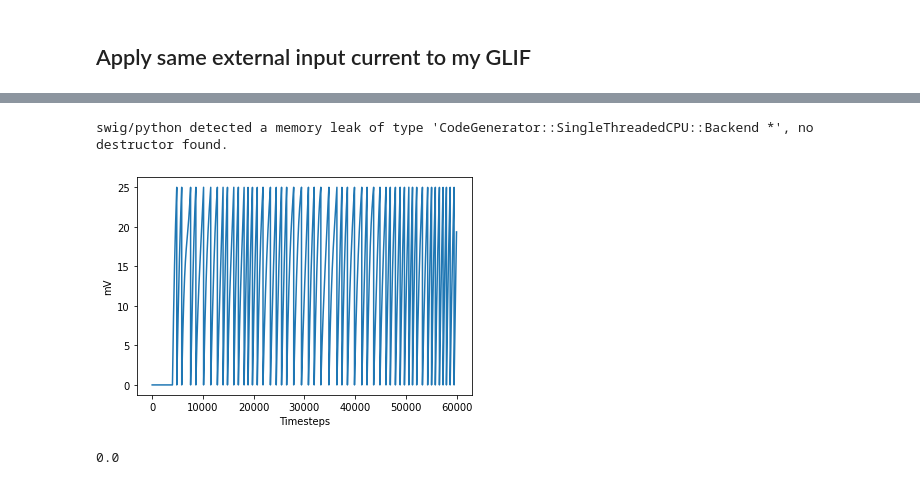
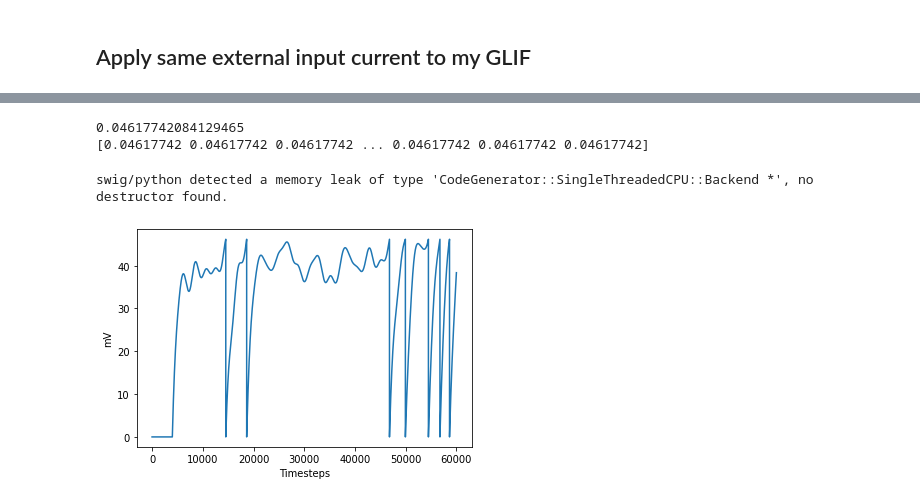
Before and after one commit to williamsnider/v1_project, a Jupyter notebook: compare_GLIF.ipynb, the cells around one changed output, grey strips where cells are left out. Saved outputs shown, nothing was run; the diff lists cells and outputs as text; code cells hidden in the pictures.

```diff
--- a/compare_GLIF.ipynb
+++ b/compare_GLIF.ipynb
@@ -328,3 +341,9 @@ NameError: name 'units_dict' is not defined
+# %%
+print(config['th_inf'] * config['coeffs']['th_inf'])
+print(run_data['threshold'])
+# %% [output]
+0.04617742084129465
+[0.04617742 0.04617742 0.04617742 ... 0.04617742 0.04617742 0.04617742]
 # %%
 # from GLIF_models import GLIF_1
 from pygenn.genn_model import GeNNModel, create_custom_current_source_class, create_custom_neuron_class
@@ -346,7 +365,7 @@ units_dict = {
     'C': config['C'] * 1e9,  # F -> nF
     'G': 1 / config['R_input'] * 1e6,  # S -> uS
     'El': config['El'] * 1e3, # V -> mV
-    'V_thres': config['th_inf'] * 1e3, # V -> mV
+    'V_thres': config['th_inf'] * config['coeffs']['th_inf'] * 1e3, # V -> mV
     'dT' : neuron.dt * 1e3,  # s -> ms
     'V': config['init_voltage'] * 1e3,  # V -> mV
 }
@@ -385,35 +404,31 @@ cs = model.add_current_source(
     var_space = cs_ini)
 
 scale = 1e9  # amps -> nanoamps
 cs.set_extra_global_param("Ie", S_sub*scale)
 
 
 model.build()
 model.load()
 
 # Run a quick simulation
 num_steps = len(S_sub)
 v = np.empty((num_steps, num_GLIF))
 # c = np.empty((2000, num_GLIF))
 v_view = pop1.vars["V"].view
 # c_view = cs.vars["current"].view
 for i in range(num_steps):
     model.step_time()
     pop1.pull_var_from_device("V")
     # cs.pull_var_from_device("current")
 
     v[model.timestep - 1,:]=v_view[:]
     # c[model.timestep - 1,:]=c_view[:]
 # Plot the results -- voltage of the neuron for 200 timesteps
 fig, axis = plt.subplots()
 axis.plot(v[:num_steps,:])
 axis.set_xlabel('Timesteps')
 axis.set_ylabel('mV')
 plt.show()
 # %% [output]
 swig/python detected a memory leak of type 'CodeGenerator::SingleThreadedCPU::Backend *', no destructor found.
-[figure, old version]
+[figure, new version]
-# %%
-S_sub[0]
-# %% [output]
-0.0
```
Also changed, not shown: parts of 4 cells of this notebook.
